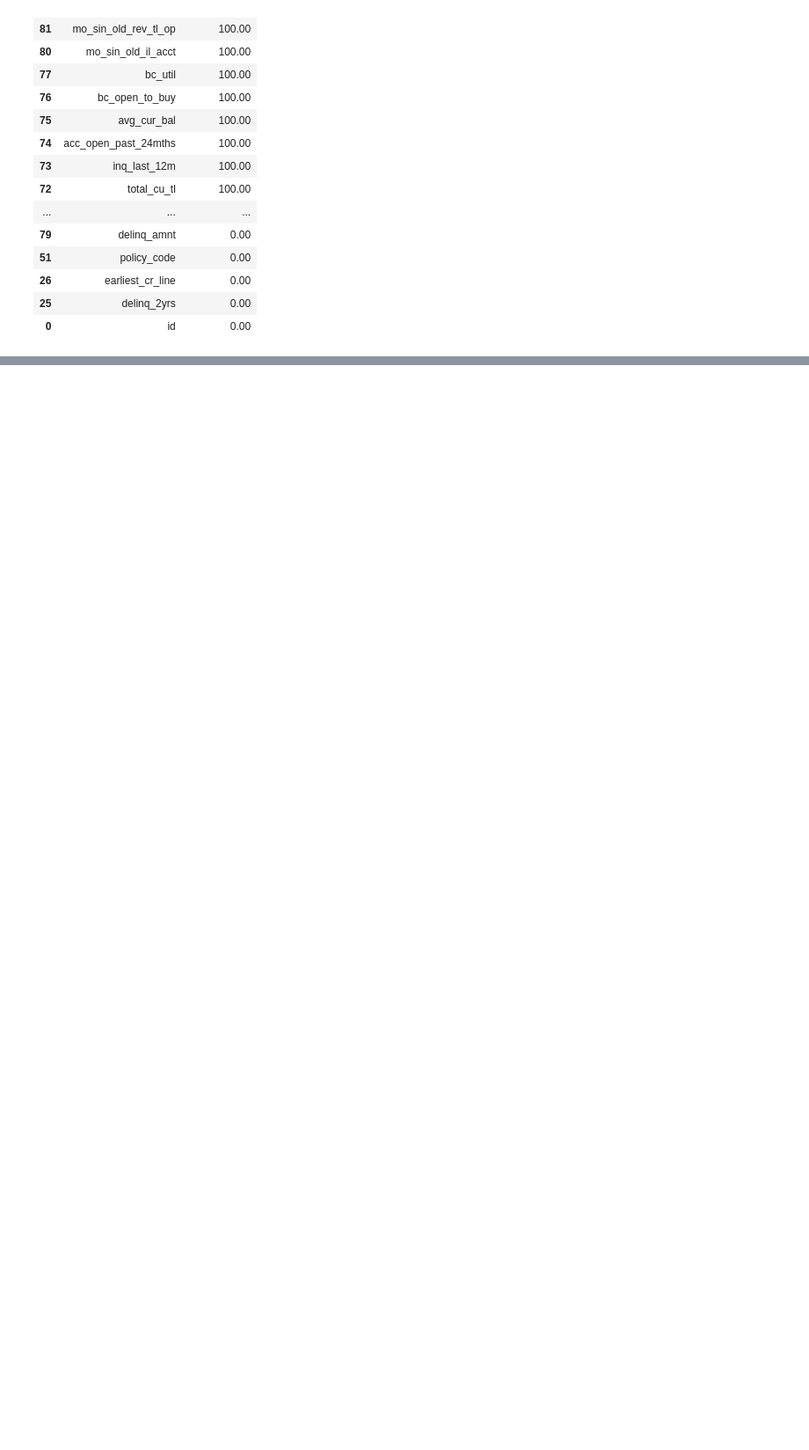
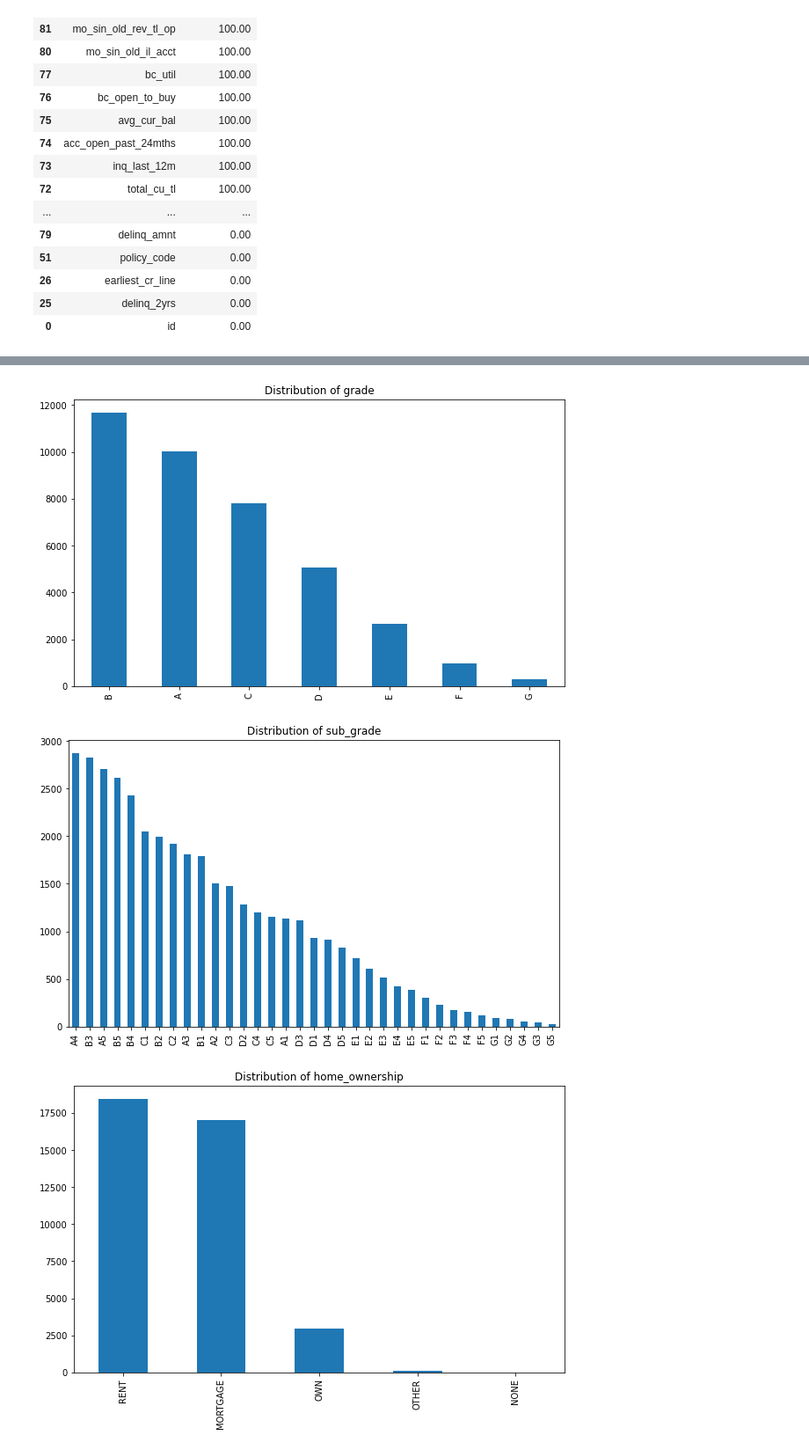
Before and after one commit to tvss93/Lending_Club_Case_Study, a Jupyter notebook: EDA.ipynb, the cells around one changed output, grey strips where cells are left out. Shown: that part at 88% size. Drawn from its saved outputs; the diff is of its cells as text; code cells hidden in the pictures; blank space fills up the shorter version.

```diff
--- a/EDA.ipynb
+++ b/EDA.ipynb
@@ -268,0 +250,3 @@ Float64Index([10.0, 0.5, 2.0, 3.0, 4.0, 5.0, 1.0, 6.0, 7.0, 8.0, 9.0], dtype='fl
+# %%
+#fill missing categorical variables with mode
+non_null_df2.pub_rec_bankruptcies = non_null_df2.pub_rec_bankruptcies.fillna(0)
@@ -268,0 +369,7 @@ Float64Index([10.0, 0.5, 2.0, 3.0, 4.0, 5.0, 1.0, 6.0, 7.0, 8.0, 9.0], dtype='fl
+# %%
+lower_cap= eda_df['annual_inc'].quantile(0.01)
+upper_cap= eda_df['annual_inc'].quantile(0.99)
+# %%
+#Cap values below 0.01%ile to 0.01%ile and above 99.9 percentile to 99.9 percentile
+eda_df['annual_inc']=np.where(eda_df['annual_inc']<lower_cap,lower_cap,eda_df['annual_inc'] )
+eda_df['annual_inc']=np.where(eda_df['annual_inc']>upper_cap,upper_cap,eda_df['annual_inc'] )
@@ -268,0 +378,9 @@ Float64Index([10.0, 0.5, 2.0, 3.0, 4.0, 5.0, 1.0, 6.0, 7.0, 8.0, 9.0], dtype='fl
+# %%
+
+for col in cat_vars:
+    eda_df[col].value_counts().sort_values(ascending=False).plot.bar(title= "Distribution of " + col, figsize=(10,6))
+    plt.show()
+# %% [output]
+[figure, added]
+[figure, added]
+[figure, added]
```
Also changed, not shown: parts of 54 cells of this notebook, 1 other file.
